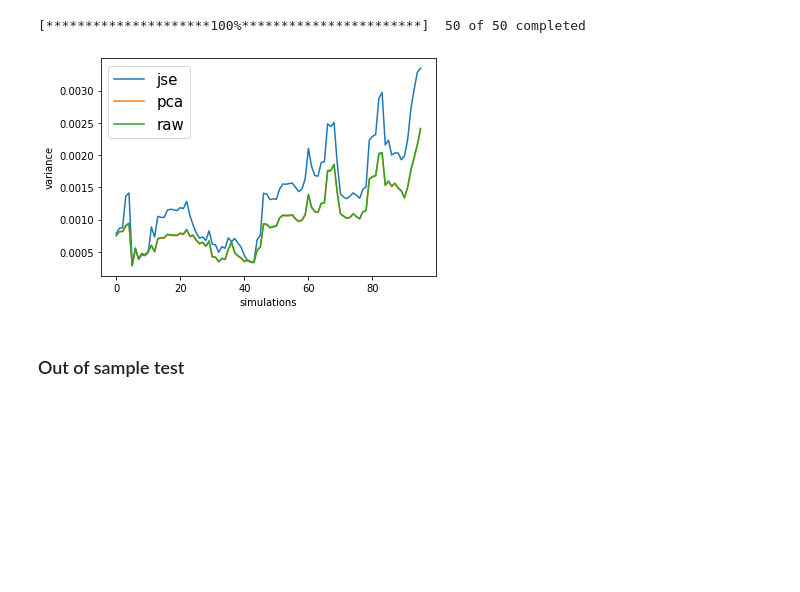
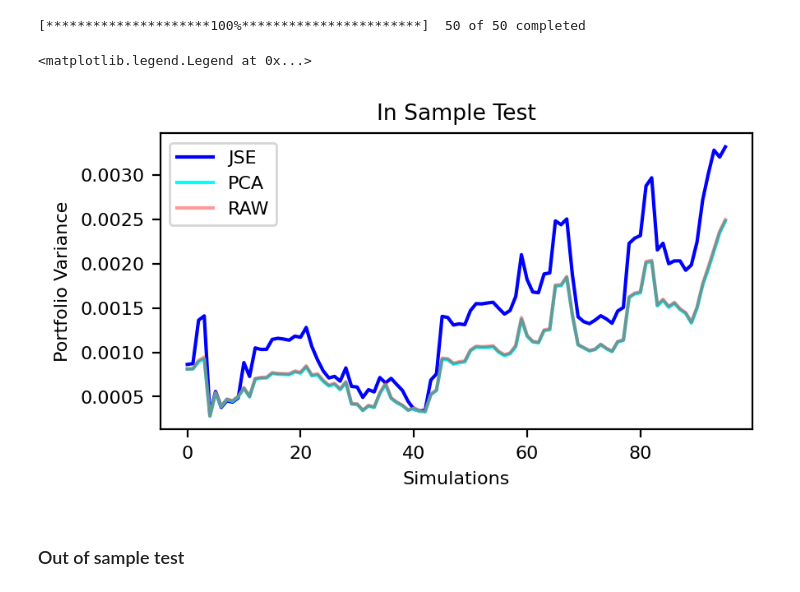
Before and after one commit to simonribas3/HITM_Research, a Jupyter notebook: JSE_IS_OS_BT.ipynb, the cells around one changed output. Cells and saved outputs as stored; diff of their text form; code cells hidden in the pictures; blank space fills up the shorter version.

Commit message:
changed some parameters

```diff
--- a/JSE_IS_OS_BT.ipynb
+++ b/JSE_IS_OS_BT.ipynb
@@ -59,18 +59,20 @@ def ComputeMRPortfolio(p, p_eta, delta2, h):
     return w
 
 
-def inSampleTest(period, time_interval, num_assets, tframe):
+def inSampleTest(period: str, return_type: str, num_assets: int, tframe: int):
 
 #valid periods: '1mo', '3mo', '6mo' ,'1y', '2y', '5y', '10y', 'max'
 #valid time interval: '1d', '5d', '1wk', '1mo', '3mo'
-#tframe is simply window loops during the period for this many days or months, e.g. tframe = 24 on a month interval is 2 years of monthly data.
+#num_assets x tframe is the dimension of the covariance matrix
+#period is how long our historical data goes back
+#return_type is simply the type of returns we are looking at: 'daily', 'weekly', 'monthly' etc
 
     #pulling and cleaning data
-    df = pd.read_excel("D:\HITM\JSE code\hitm_sp500.xlsx", sheet_name = 'sp500')
+    df = pd.read_excel("D:\Florida State University\Spring 23\JSE_git\HITM_Research\hitm_sp500.xlsx", sheet_name = 'sp500')
     df = df.iloc[0:num_assets]
     tickers = df['Symbol'] #collecting the tickers for the current sp500 stocks
     tickers = yf.Tickers(tickers.tolist()) #organizing tickers for yf library
-    sampleData = tickers.history(period = period, actions = False, rounding = True, interval = time_interval)['Close']
+    sampleData = tickers.history(period = period, actions = False, rounding = True, interval = return_type)['Close']
     sampleData = sampleData.dropna(how = 'all').fillna(method = 'bfill') #cleaning data
     sampleData_pct = sampleData.pct_change()
     sampleData_pct.dropna(inplace = True)
@@ -125,13 +127,13 @@ def inSampleTest(period, time_interval, num_assets, tframe):
 
     return varJSE, varPCA, varRAW
 
-def outSampleTest(period, time_interval, num_assets, tframe):
+def outSampleTest(period, return_type, num_assets, tframe):
     #pulling and cleaning data
-    df = pd.read_excel("D:\HITM\JSE code\hitm_sp500.xlsx", sheet_name = 'sp500')
+    df = pd.read_excel("D:\Florida State University\Spring 23\JSE_git\HITM_Research\hitm_sp500.xlsx", sheet_name = 'sp500')
     df = df.iloc[0:num_assets]
     tickers = df['Symbol'] #collecting the tickers for the current sp500 stocks
     tickers = yf.Tickers(tickers.tolist()) #organizing tickers for yf library
-    sampleData = tickers.history(period = period, actions = False, rounding = True, interval = time_interval)['Close']
+    sampleData = tickers.history(period = period, actions = False, rounding = True, interval = return_type)['Close']
     sampleData = sampleData.dropna(how = 'all').fillna(method = 'bfill') #cleaning data
     sampleData_pct = sampleData.pct_change()
     sampleData_pct.dropna(inplace = True)
@@ -188,13 +190,13 @@ def outSampleTest(period, time_interval, num_assets, tframe):
 
 #bias test returns a list of standard deviations for JSE, PCA, RAW. It is our job to use a sliding window after this is done
 
-def biasTest(period, time_interval, num_assets, tframe):
+def biasTest(period, return_type, num_assets, tframe):
     #pulling and cleaning data
     df = pd.read_excel("D:\HITM\JSE code\hitm_sp500.xlsx", sheet_name = 'sp500')
     df = df.iloc[0:num_assets]
     tickers = df['Symbol'] #collecting the tickers for the current sp500 stocks
     tickers = yf.Tickers(tickers.tolist()) #organizing tickers for yf library
-    sampleData = tickers.history(period = period, actions = False, rounding = True, interval = time_interval)['Close']
+    sampleData = tickers.history(period = period, actions = False, rounding = True, interval = return_type)['Close']
     sampleData = sampleData.dropna(how = 'all').fillna(method = 'bfill') #cleaning data
     sampleData_pct = sampleData.pct_change()
     sampleData_pct.dropna(inplace = True)
@@ -254,11 +256,6 @@ def biasTest(period, time_interval, num_assets, tframe):
 
         iterations += 1
 
-    std_pnorm_JSE = np.std(pnorm_JSE)
-    std_pnorm_PCA = np.std(pnorm_PCA)
-    std_pnorm_RAW = np.std(pnorm_RAW)
-
-
     return pnorm_JSE, pnorm_PCA, pnorm_RAW, iterations
 # %% [markdown]
 ### In sample test
@@ -266,18 +263,19 @@ def biasTest(period, time_interval, num_assets, tframe):
 varJSE, varPCA, varRAW = inSampleTest('10y', '1mo', 50, 24)
 # %% [output]
 [*********************100%***********************]  50 of 50 completed
-# %%
-plt.plot(varJSE, label = 'jse')
-plt.plot(varPCA, label = 'pca')
-plt.plot(varRAW, label = 'raw')
-plt.xlabel("simulations")
-plt.ylabel("variance")
-plt.rcParams["figure.figsize"] = (15,10)
-plt.legend(prop = {'size': 15})
-plt.rcParams.update({'font.size': 8})
-plt.show()
-# %% [output]
-[figure, removed]
+# %%
+fig_1 = plt.figure(figsize=(4,2), dpi = 200)
+axes_1 = fig_1.add_axes([0.1,0.1, 0.9, 0.9])
+axes_1.set_xlabel('Simulations')
+axes_1.set_ylabel('Portfolio Variance')
+axes_1.set_title('In Sample Test')
+axes_1.plot(varJSE, label = 'JSE', color = '#0000FF')
+axes_1.plot(varPCA, label = 'PCA', color = '#00FFFF')
+axes_1.plot(varRAW, label = 'RAW', color = 'red', alpha = 0.4)
+axes_1.legend(loc = 0) #upper right: 1, upper left: 2, lower left: 3, lower right: 4 like the four quadrants
+# %% [output]
+<matplotlib.legend.Legend at 0x...>
+[figure, added]
 # %% [markdown]
 ### Out of sample test
 # %%
```
